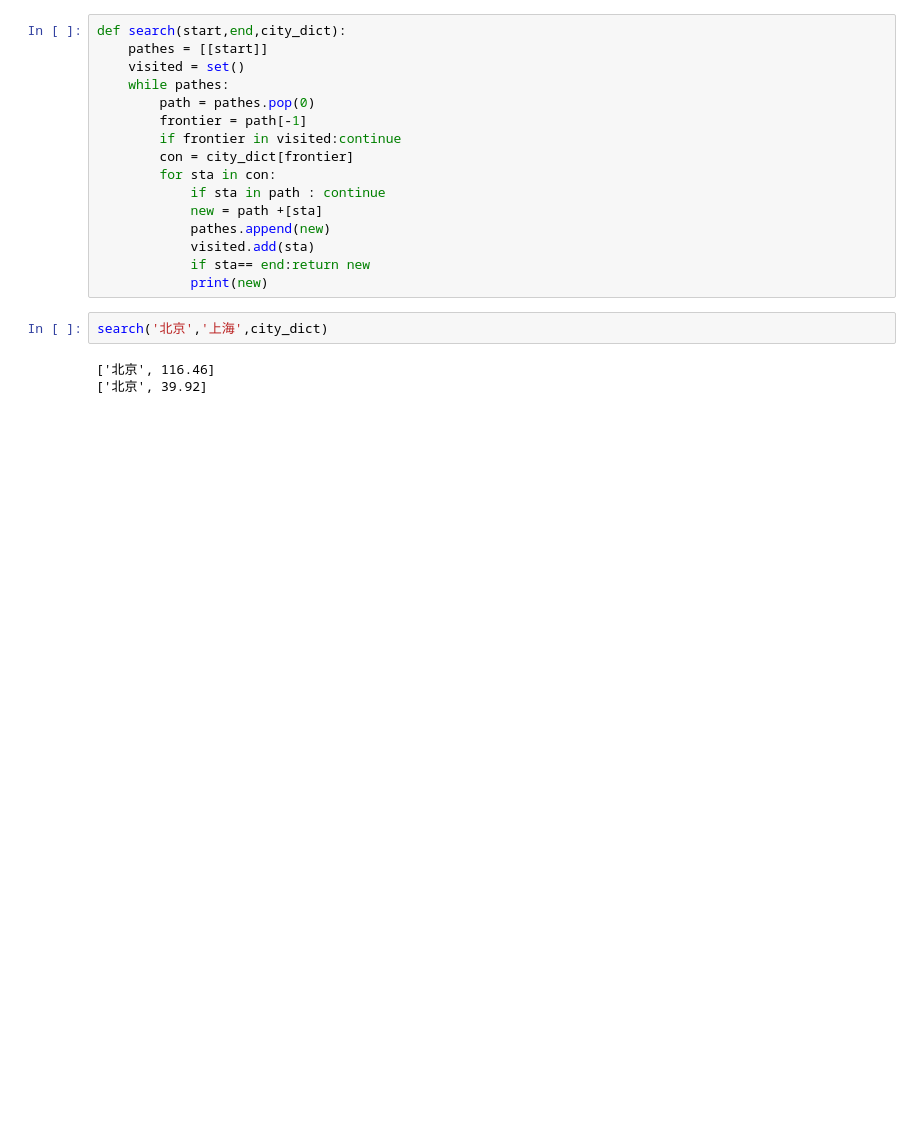
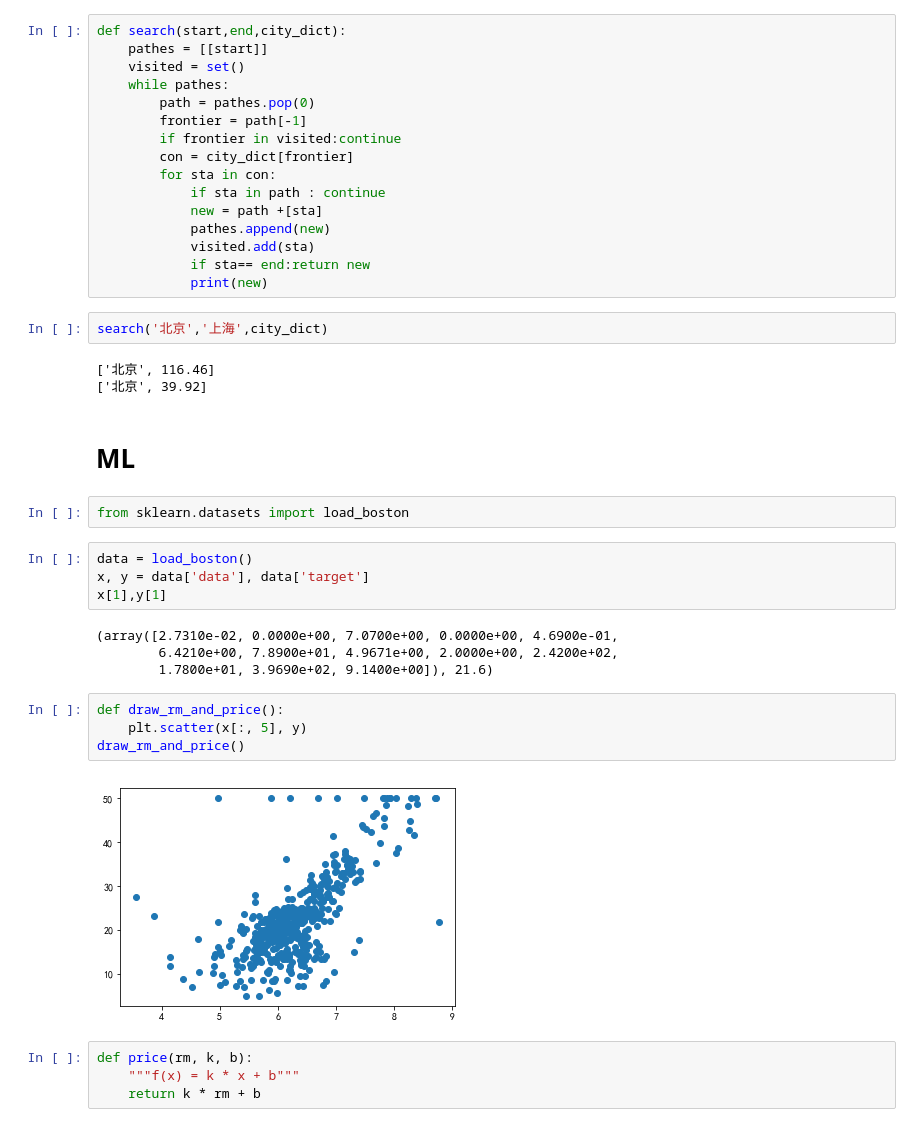
Before and after one commit to Pineapple1996/AI-for-NLP, a Jupyter notebook: leeson2/lesson_code.ipynb, the cells around one changed output. Saved outputs shown, nothing was run; the diff lists cells and outputs as text; blank space fills up the shorter version.

```diff
--- a/leeson2/lesson_code.ipynb
+++ b/leeson2/lesson_code.ipynb
@@ -118,3 +118,25 @@ search('北京','上海',city_dict)
 # %% [output]
 ['北京', 116.46]
 ['北京', 39.92]
+# %% [markdown]
+# ML
+# %%
+from sklearn.datasets import load_boston
+# %%
+data = load_boston()
+x, y = data['data'], data['target']
+x[1],y[1]
+# %% [output]
+(array([2.7310e-02, 0.0000e+00, 7.0700e+00, 0.0000e+00, 4.6900e-01,
+        6.4210e+00, 7.8900e+01, 4.9671e+00, 2.0000e+00, 2.4200e+02,
+        1.7800e+01, 3.9690e+02, 9.1400e+00]), 21.6)
+# %%
+def draw_rm_and_price():
+    plt.scatter(x[:, 5], y)
+draw_rm_and_price()
+# %% [output]
+[figure, added]
+# %%
+def price(rm, k, b):
+    """f(x) = k * x + b"""
+    return k * rm + b
```
Also changed, not shown: parts of 12 cells of this notebook, 3 other files.
